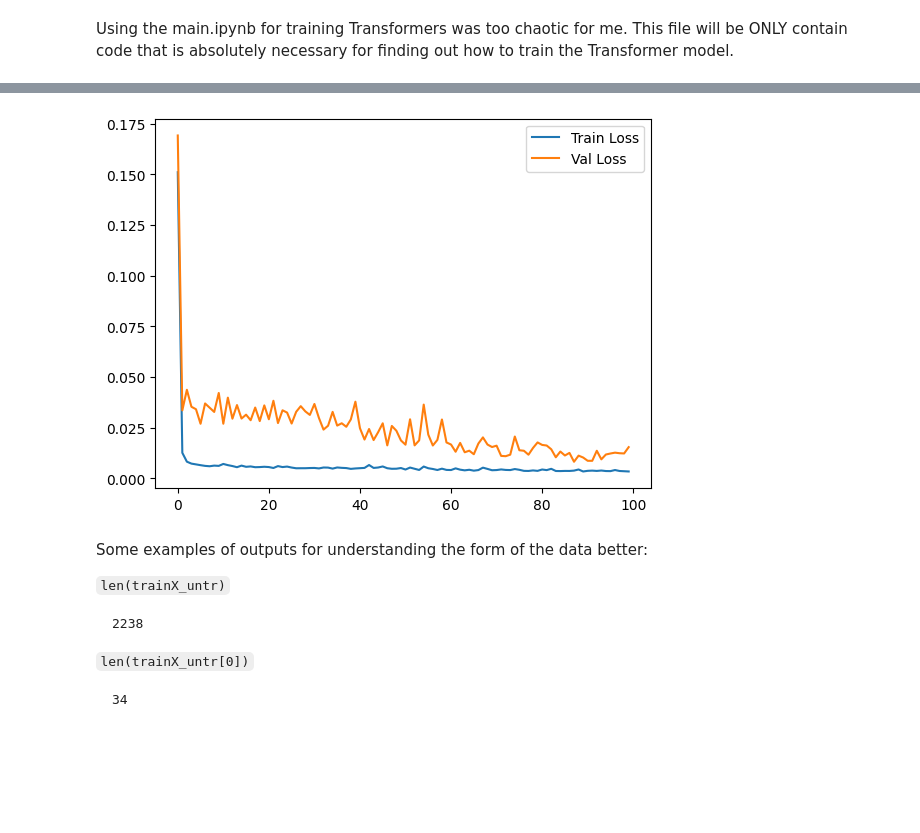
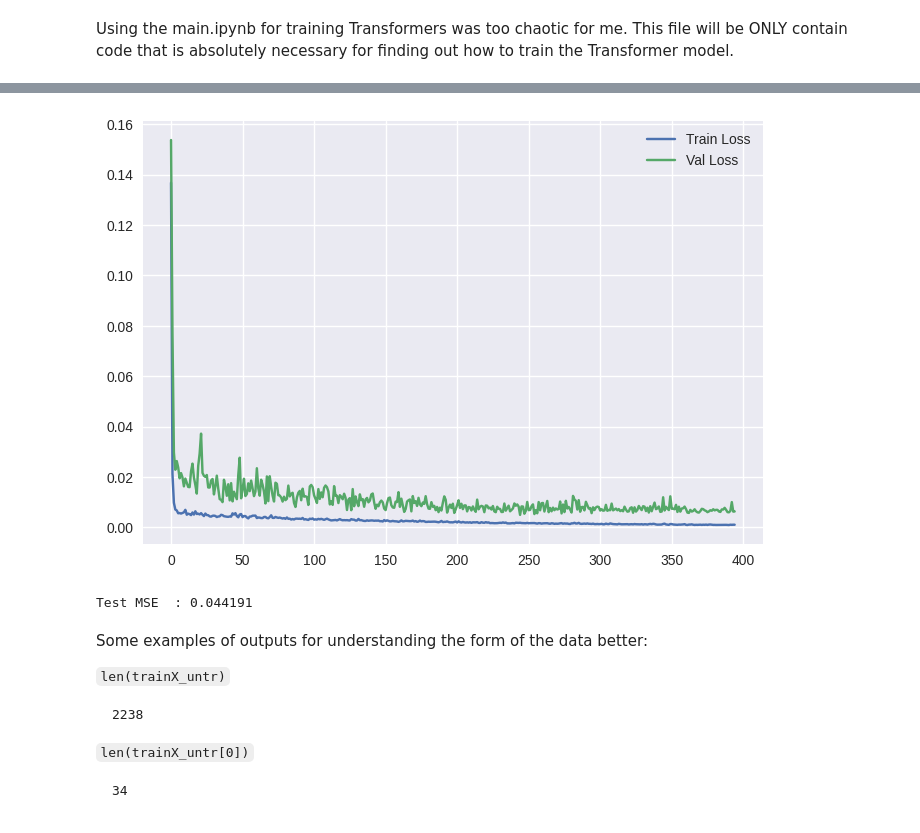
Before and after one commit to maviddoerdijk/bsc-thesis, a Jupyter notebook: exp/train_transformer.ipynb, the cells around one changed output, grey strips where cells are left out. Cells and saved outputs as stored; diff of their text form; code cells hidden in the pictures; blank space fills up the shorter version.

Commit message:
Added logic for inferencing newly trained model on test data.

```diff
--- a/exp/train_transformer.ipynb
+++ b/exp/train_transformer.ipynb
@@ -71,4 +71,7 @@ from preprocessing.technical_indicators import combine_pairs_data
 from models.statistical_models import default_normalize
 from preprocessing.wavelet_denoising import wav_den
 from preprocessing.filters import step_1_filter_remove_nans, step_2_filter_liquidity
+
+# Any other changes to be made throughout the entire notebook
+plt.style.use('seaborn-v0_8')
 # %%
@@ -272,8 +276,8 @@ model  = TimeSeriesTransformerv1(
 criterion = nn.MSELoss()
 optimizer = AdamW(model.parameters(), lr=3e-4, weight_decay=1e-2)
 
-EPOCHS    = 100 # TODO: make params like these customizeable in the func params + might be a bit low?
-PATIENCE  = 10
+EPOCHS    = 400 # TODO: make params like these customizeable in the func params + might be a bit low?
+PATIENCE  = 150
 
 # implement the early stopping logic manually
 best_val = float("inf")
@@ -314,21 +318,69 @@ for epoch in range(1, EPOCHS + 1):
 
 
     # manual early stopping logic
-    # if val_loss < best_val - 1e-5: # 1e-5 to not actually make it zero
-    #     best_val = val_loss
-    #     epochs_no_improve = 0
-    #     torch.save(model.state_dict(), "best_transformer.pt")
-    # else:
-    #     epochs_no_improve += 1
-    #     if epochs_no_improve >= PATIENCE:
-    #         print("Early stopping triggered.")
-    #         break
+    if val_loss < best_val - 1e-5: # 1e-5 to not actually make it zero
+        best_val = val_loss
+        epochs_no_improve = 0
+        torch.save(model.state_dict(), "best_transformer.pt")
+    else:
+        epochs_no_improve += 1
+        if epochs_no_improve >= PATIENCE:
+            print("Early stopping triggered.")
+            break
 
+### Plotting #####
 # TODO: remove plotting when implementing into actual workflow function
 # but for now, plot train_losses and val_losses
 plt.plot(train_losses, label="Train Loss")
 plt.plot(val_losses, label="Val Loss")
 plt.legend()
 plt.show()
+### Plotting #####
+
+# Now, let's run the model on the testset
+# made sure we're in eval mode
+model.eval()
+
+all_preds, all_targets = [], []
+with torch.no_grad(): # note for myself: torch.no_grad() makes sure that individual weights are not stored in memory, because we would only need to know those during learning, not during inference
+    for x_test_batch, y_test_batch in test_loader:
+      x_test_batch = x_test_batch.to(DEVICE)
+      preds = model(x_test_batch) # make predictions using model
+      # transform the preds and targets back to numpy, as these need to be inverted with the scaler, which expects numpy not tensors
+      preds = preds.cpu().numpy()
+      y_test_batch = y_test_batch.cpu().numpy()
+      all_preds.append(preds)
+      all_targets.append(y_test_batch)
+
+# maybe too much explanation here, but y_hat and y_true respectively represent the predicted and ground truth values
+y_hat_scaled = np.concatenate(all_preds).reshape(-1, 1)
+y_true_scaled = np.concatenate(all_targets).reshape(-1, 1)
+
+y_hat = y_scaler.inverse_transform(y_hat_scaled)
+y_true = y_scaler.inverse_transform(y_true_scaled)
+
+test_mse = np.mean((y_hat - y_true) ** 2)
+print(f"Test MSE  : {test_mse:.6f}")
+
+## The variables that should be returned, according to what was returned by the `execute_kalman_workflow` func:
+# give same output as was originally the case
+forecast = None
+transformer_spread = None
+output: Dict[str, Any] = dict(
+    mse=test_mse,
+    forecast=forecast,
+    result=transformer_spread # the predicted spread
+)
+
+if return_datasets:
+    output.update(
+        dict(train=train, dev=dev, test=test,
+              datasets=dict(
+                  train=(trainX_raw, trainX_scaled, trainY_raw, trainY_scaled),
+                  dev  =(devX_raw,   devX_scaled,   devY_raw,   devY_scaled),
+                  test =(testX_raw,  testX_scaled,  testY_raw,  testY_scaled)
+              ))
+    )
+# return output
 # %% [output]
 torch.Size([64, 20, 34])
@@ -345 +403,2 @@ Epoch 100 | train MSE 0.003349 | val MSE 0.015358
-[figure, old version]
+[figure, new version]
+Test MSE  : 0.044191
```
Also changed, not shown: parts of 5 cells of this notebook.
